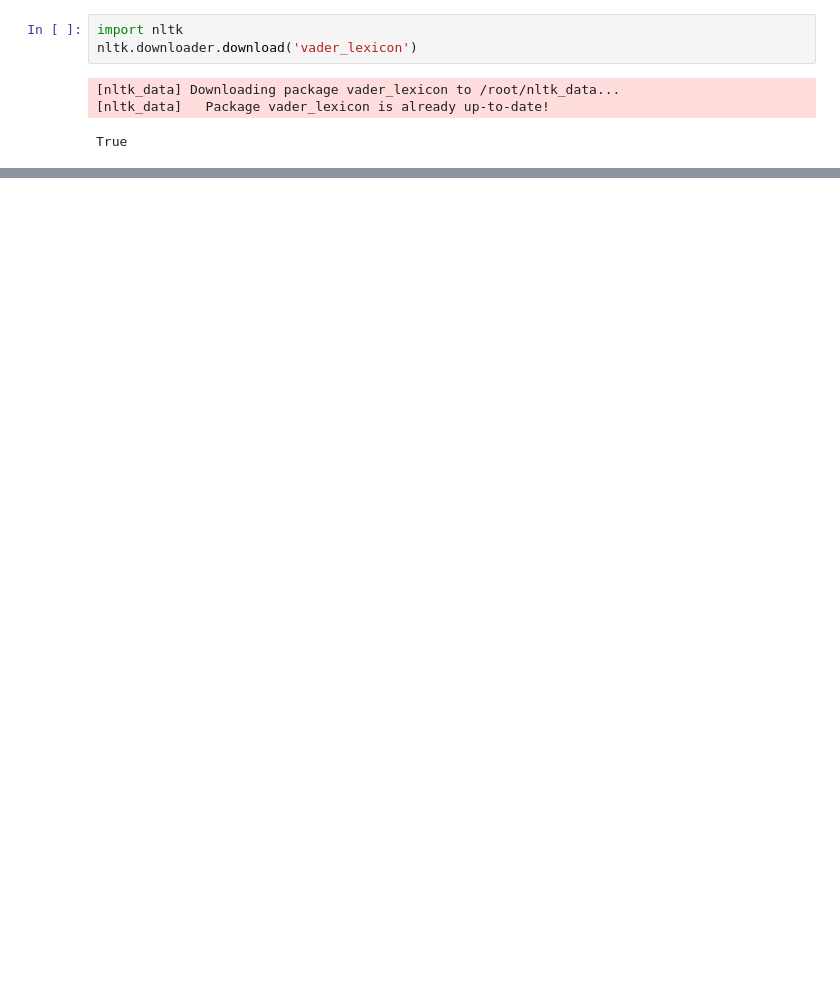
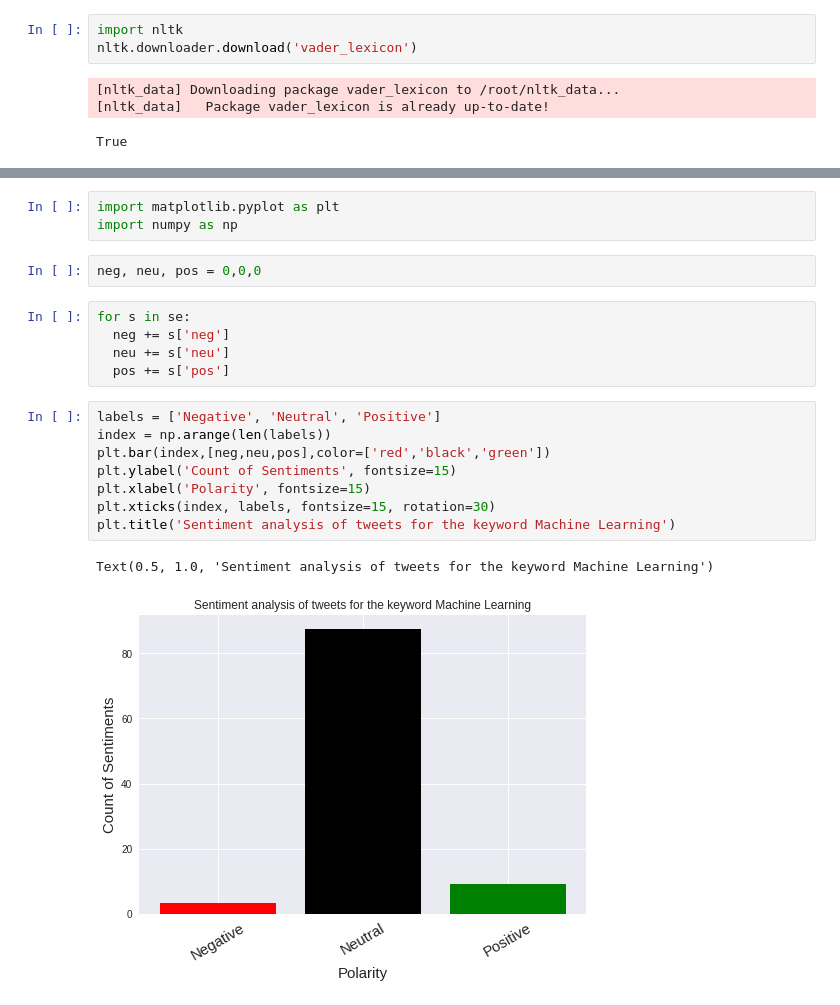
Before and after one commit to terra-ryzing/DataLitPractice, a Jupyter notebook: Sentiment_Analysis.ipynb, the cells around one changed output, grey strips where cells are left out. Saved outputs shown, nothing was run; the diff lists cells and outputs as text; blank space fills up the shorter version.

```diff
--- a/Sentiment_Analysis.ipynb
+++ b/Sentiment_Analysis.ipynb
@@ -102 +104,22 @@ display(data.head(100))
 100 rows × 2 columns
+# %%
+import matplotlib.pyplot as plt
+import numpy as np
+# %%
+neg, neu, pos = 0,0,0
+# %%
+for s in se:
+  neg += s['neg']
+  neu += s['neu']
+  pos += s['pos']
+# %%
+labels = ['Negative', 'Neutral', 'Positive']
+index = np.arange(len(labels))
+plt.bar(index,[neg,neu,pos],color=['red','black','green'])
+plt.ylabel('Count of Sentiments', fontsize=15)
+plt.xlabel('Polarity', fontsize=15)
+plt.xticks(index, labels, fontsize=15, rotation=30)
+plt.title('Sentiment analysis of tweets for the keyword Machine Learning')
+# %% [output]
+Text(0.5, 1.0, 'Sentiment analysis of tweets for the keyword Machine Learning')
+[figure, added]
```
Also changed, not shown: parts of 4 cells of this notebook.
